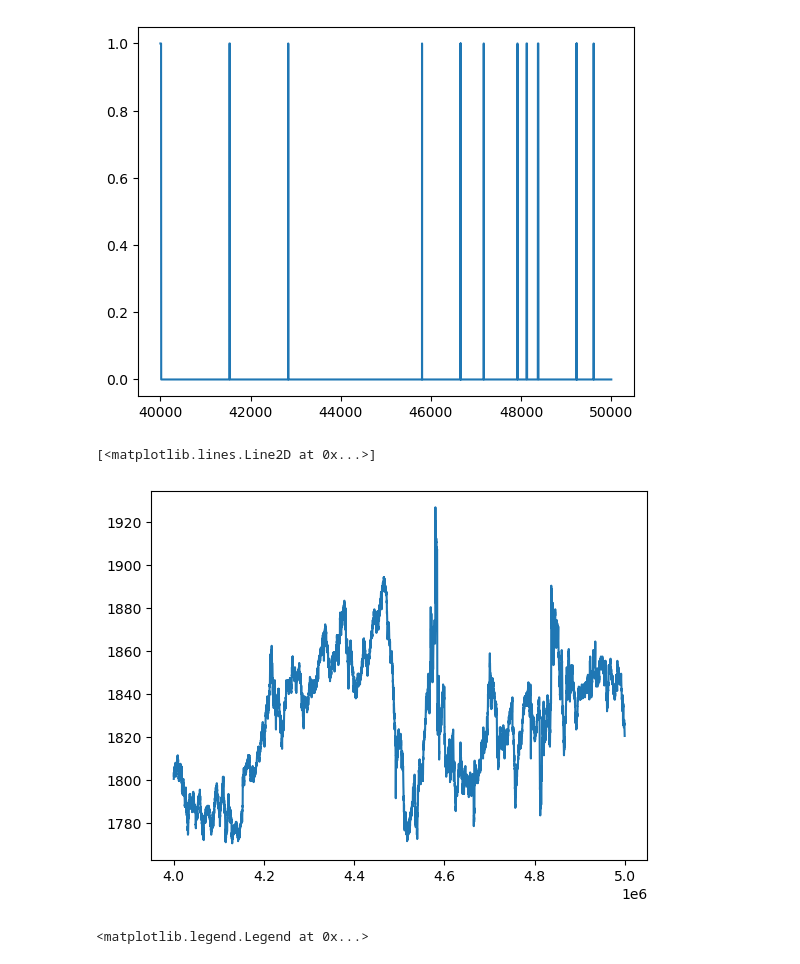
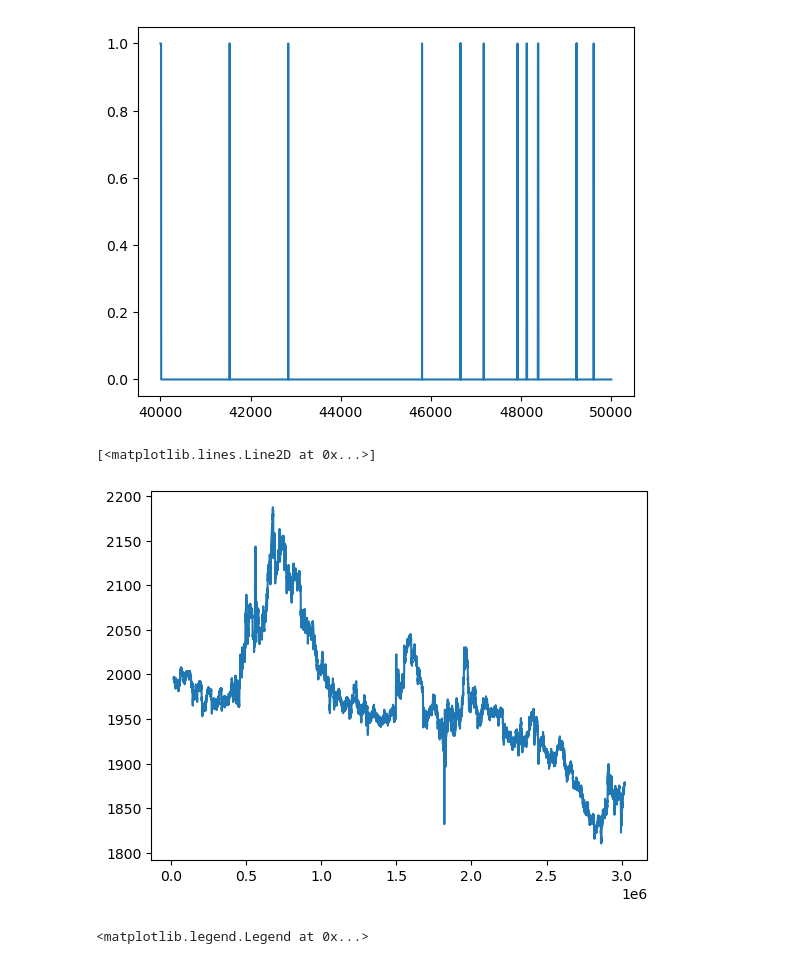
Before and after one commit to IMC-Prosperity-Granite-Flow/IMC_Prosperity3_GraniteFlow, a Jupyter notebook: src/analysis/round3/ink.ipynb, the cells around one changed output. Cells and saved outputs as stored; diff of their text form; code cells hidden in the pictures.

```diff
--- a/src/analysis/round3/ink.ipynb
+++ b/src/analysis/round3/ink.ipynb
@@ -182,10 +182,10 @@ Name: count, dtype: int64
 [<matplotlib.lines.Line2D at 0x...>]
 [figure]
 # %%
-plt.plot(df['mid_price'][-10000:])
+plt.plot(df['mid_price'][:30000])
 # %% [output]
 [<matplotlib.lines.Line2D at 0x...>]
-[figure, old version]
+[figure, new version]
 # %%
 plt.plot(df['mid_price'][-10000:])
 #画出band
```
Also changed, not shown: 1 other file.
